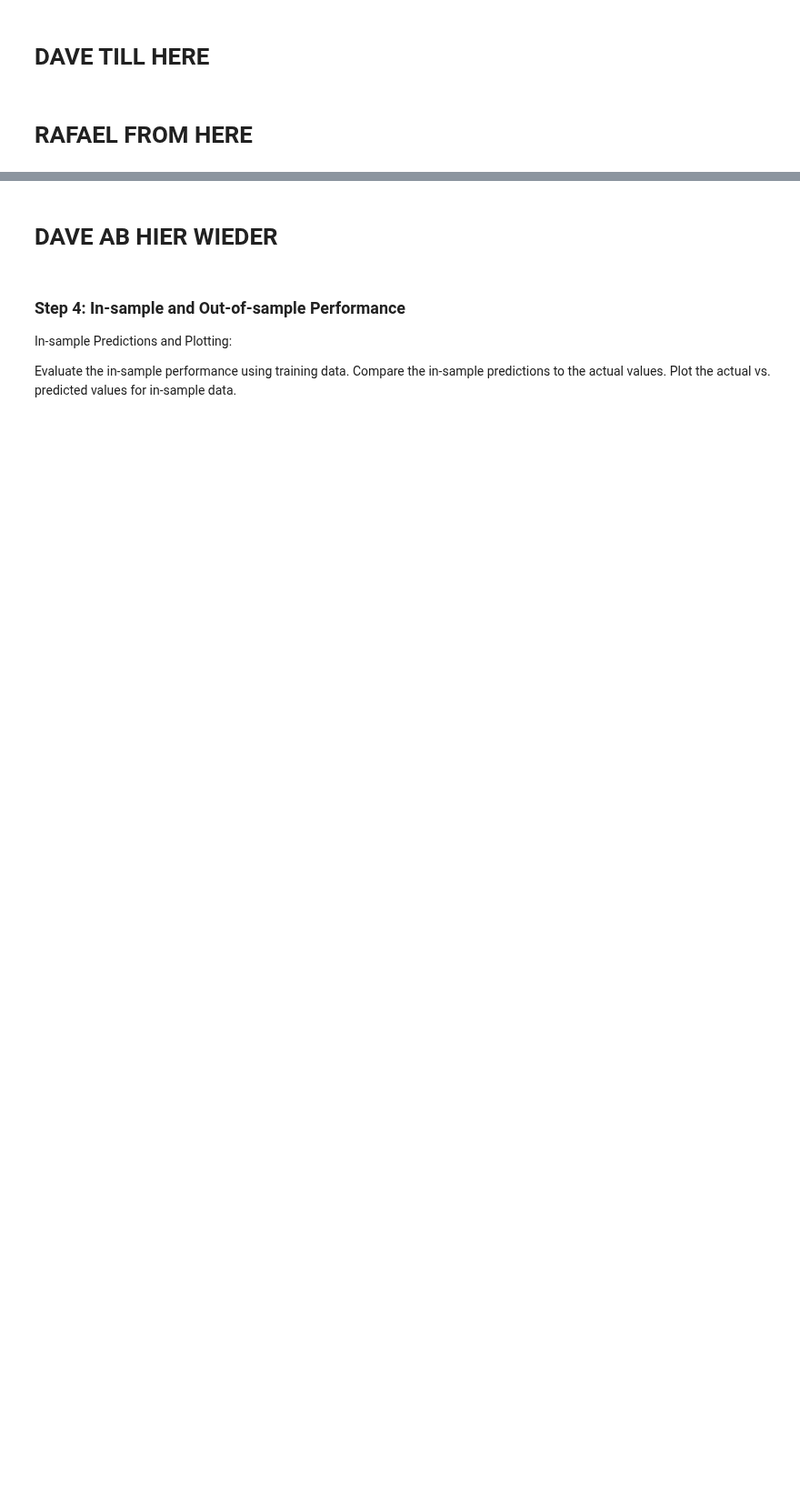
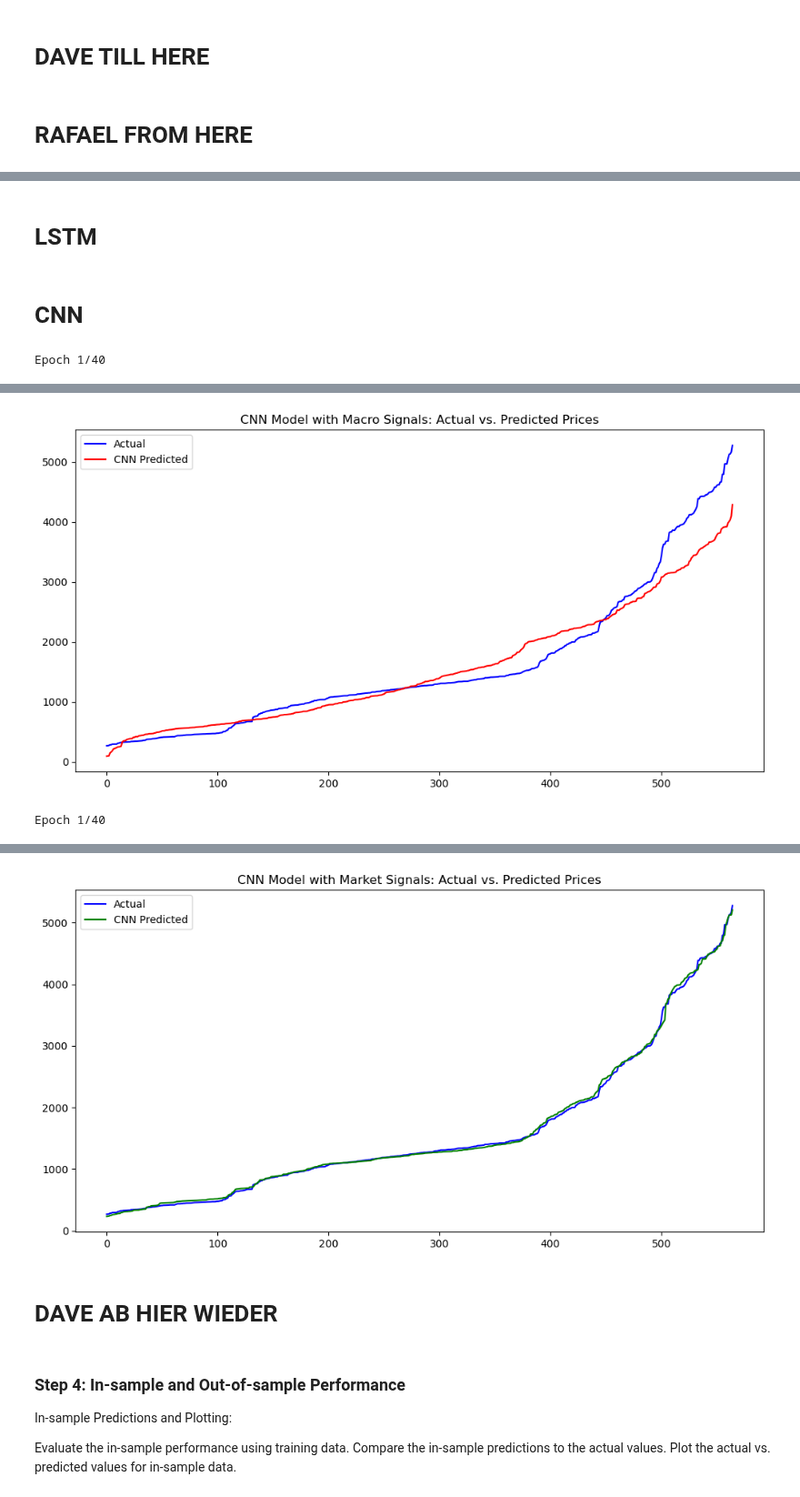
Before and after one commit to radubauzh/Quantitative_Trading_Algorithm, a Jupyter notebook: SP500_Trading_Algorithm.ipynb, the cells around one changed output, grey strips where cells are left out. Shown at 91% size. Drawn from its saved outputs; the diff is of its cells as text; code cells hidden in the pictures; blank space fills up the shorter version.

```diff
--- a/SP500_Trading_Algorithm.ipynb
+++ b/SP500_Trading_Algorithm.ipynb
@@ -561,0 +541,2 @@ FFNN with Market Signals R-squared: -0.8837875064176415
+# %% [markdown]
+# LSTM
@@ -561,0 +545,70 @@ FFNN with Market Signals R-squared: -0.8837875064176415
+# %% [markdown]
+# CNN
+# %%
+# ----------- Macroeconomic Signals Implementation -----------
+
+# Define Macroeconomic Signals
+macro_signals = ['gdp', 'cpi', 'un', 'ir', 'y10']
+
+# Filter data for these signals
+data_macro = data[macro_signals + ['snp']]
+data_macro = data_macro.dropna()
+features_macro = data_macro.drop(columns=['snp'])
+target_macro = data_macro['snp']
+features_macro_scaled = scaler.fit_transform(features_macro)
+
+X_train_macro, X_test_macro, y_train_macro, y_test_macro = train_test_split(features_macro_scaled, target_macro, test_size=0.3, random_state=42)
+
+cnn_model_macro = create_cnn_model(X_train_macro.shape[1])
+cnn_history_macro = cnn_model_macro.fit(X_train_macro, y_train_macro, epochs=40, batch_size=16, validation_split=0.2, verbose=1)
+
+cnn_evaluation_macro = cnn_model_macro.evaluate(X_test_macro, y_test_macro)
+print(f"CNN Model with Macro Signals Test Loss: {cnn_evaluation_macro}")
+
+cnn_macro_predictions = cnn_model_macro.predict(X_test_macro)
+cnn_macro_mse = mean_squared_error(sorted(y_test_macro), cnn_macro_predictions)
+cnn_macro_r2 = r2_score(sorted(y_test_macro), cnn_macro_predictions)
+print(f"CNN with Macro Signals MSE: {cnn_macro_mse}")
+print(f"CNN with Macro Signals R-squared: {cnn_macro_r2}")
+
+plt.figure(figsize=(12, 6))
+plt.plot(sorted(y_test_macro.values), label='Actual', color='blue')
+plt.plot(sorted(cnn_macro_predictions.flatten()), label='CNN Predicted', color='red')
+plt.title('CNN Model with Macro Signals: Actual vs. Predicted Prices')
+plt.legend()
+plt.show()
+
+# ----------- Market and Technical Signals Implementation -----------
+
+# Define Market and Technical Signals
+market_signals = ['pe', 'dy', '_mkt', '_va', '_gr']
+
+# Filter data for these signals
+data_market = data[market_signals + ['snp']]
+data_market = data_market.dropna()
+features_market = data_market.drop(columns=['snp'])
+target_market = data_market['snp']
+features_market_scaled = scaler.fit_transform(features_market)
+
+X_train_market, X_test_market, y_train_market, y_test_market = train_test_split(features_market_scaled, target_market, test_size=0.3, random_state=42)
+
+cnn_model_market = create_cnn_model(X_train_market.shape[1])
+cnn_history_market = cnn_model_market.fit(X_train_market, y_train_market, epochs=40, batch_size=16, validation_split=0.2, verbose=1)
+
+cnn_evaluation_market = cnn_model_market.evaluate(X_test_market, y_test_market)
+print(f"CNN Model with Market Signals Test Loss: {cnn_evaluation_market}")
+
+cnn_market_predictions = cnn_model_market.predict(X_test_market)
+cnn_market_mse = mean_squared_error(sorted(y_test_market), cnn_market_predictions)
+cnn_market_r2 = r2_score(sorted(y_test_market), cnn_market_predictions)
+print(f"CNN with Market Signals MSE: {cnn_market_mse}")
+print(f"CNN with Market Signals R-squared: {cnn_market_r2}")
+
+plt.figure(figsize=(12, 6))
+plt.plot(sorted(y_test_market.values), label='Actual', color='blue')
+plt.plot(sorted(cnn_market_predictions.flatten()), label='CNN Predicted', color='green')
+plt.title('CNN Model with Market Signals: Actual vs. Predicted Prices')
+plt.legend()
+plt.show()
+# %% [output]
+Epoch 1/40
@@ -561,0 +632,2 @@ FFNN with Market Signals R-squared: -0.8837875064176415
+[figure, added]
+Epoch 1/40
@@ -562,3 +651,4 @@ FFNN with Market Signals R-squared: -0.8837875064176415
+[figure, added]
 # %% [markdown]
 # DAVE AB HIER WIEDER
 # %% [markdown]
```
Also changed, not shown: parts of 18 cells of this notebook.
